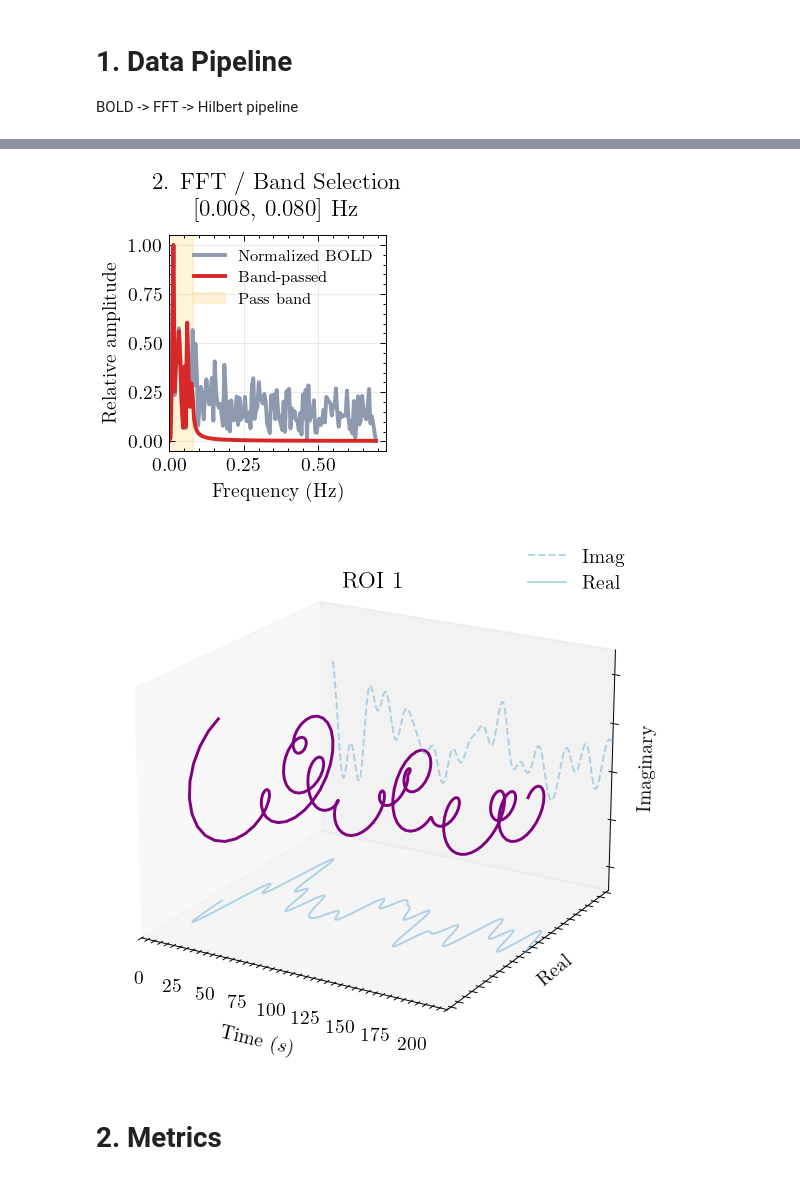
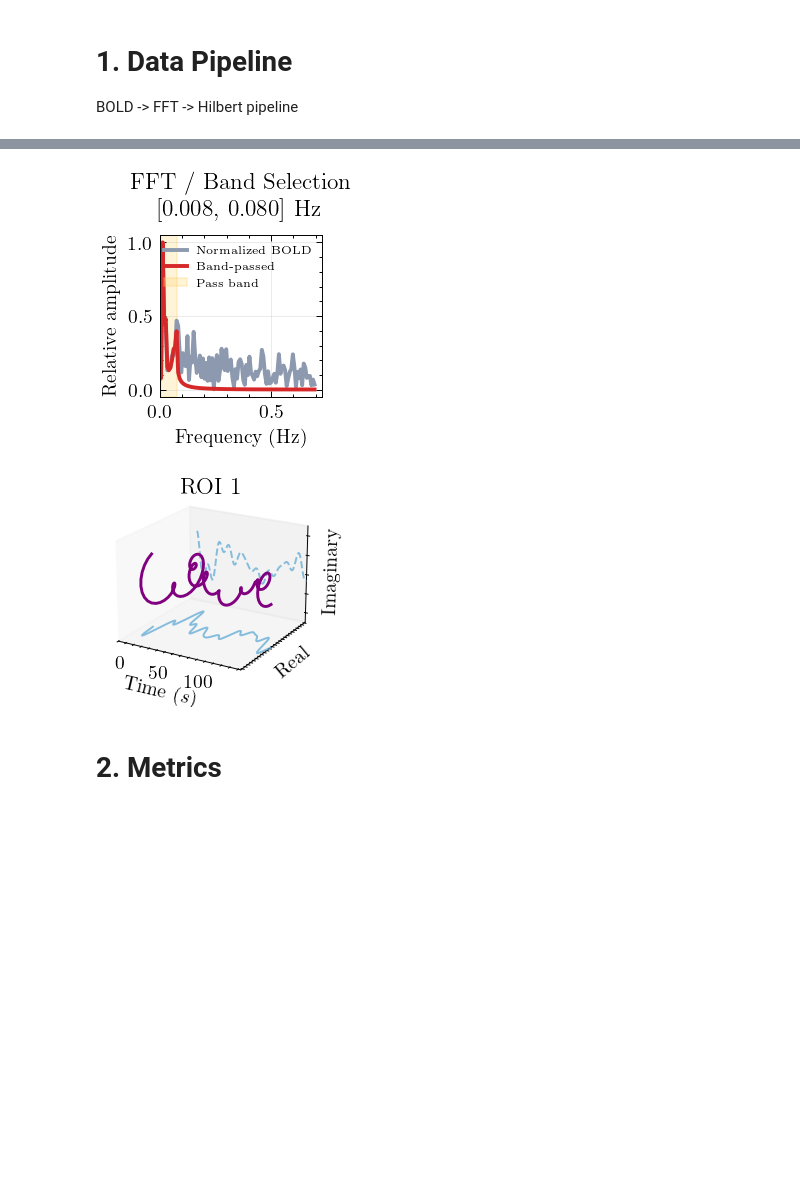
Before and after one commit to dani2442/neuroscience_control, a Jupyter notebook: examples/pipeline_visualization.ipynb, the cells around one changed output, grey strips where cells are left out. Drawn from its saved outputs; the diff is of its cells as text; code cells hidden in the pictures; blank space fills up the shorter version.

```diff
--- a/examples/pipeline_visualization.ipynb
+++ b/examples/pipeline_visualization.ipynb
@@ -36,9 +36,9 @@ roi_indices = [0, 49, 99]
 focus_roi = 25
 dt = 0.72
 f_lo, f_hi = 0.008, 0.08
-w, h = 5, 2
+w, h = 2.5, 1.5
 v_lim = 2.5
-max_timepoints = 300
+max_timepoints = 200
 
 data = load_mat_data(str(dataset_path))
 raw_timeseries = data["timeseries_all"].transpose(2, 0, 1)
@@ -132,6 +136,7 @@ filtered_spectrum=np.abs(np.fft.rfft(filtered[0]))
 frequencies=np.fft.rfftfreq(max_timepoints, d=dt)
 
 fig, ax = plt.subplots(figsize=(h, h))
+fig.patch.set_alpha(0.0)
 raw_spec = raw_spectrum / (raw_spectrum.max() + 1e-8)
 filtered_spec = filtered_spectrum / (filtered_spectrum.max() + 1e-8)
 ax.plot(frequencies, raw_spec, color="#8d99ae", linewidth=2.0, label="Normalized BOLD")
@@ -143,28 +148,30 @@ ax.plot(
     label="Band-passed",
 )
 ax.axvspan(f_lo, f_hi, color="#ffd166", alpha=0.25, label="Pass band")
-ax.set_title(f"2. FFT / Band Selection\n[{f_lo:.3f}, {f_hi:.3f}] Hz", fontsize=12, pad=10)
+ax.set_title(f"FFT / Band Selection\n[{f_lo:.3f}, {f_hi:.3f}] Hz", fontsize=12, pad=10)
 ax.set_xlabel("Frequency (Hz)")
 ax.set_ylabel("Relative amplitude")
 ax.set_xlim(left=0.0)
 ax.grid(True, alpha=0.25)
-ax.legend(loc="upper right", fontsize=8, frameon=False)
+ax.legend(loc="upper right", fontsize=6, frameon=False)
 plt.savefig(project_root / "paper" / "images" / "representation" / f"Band_pass.svg", dpi=100, bbox_inches="tight")
 # %% [output]
-[figure, old version]
+[figure, new version]
 # %%
 # Make a 3d plot of the analytic signal
 from mpl_toolkits.mplot3d.axes3d import Axes3D
 id = 0
-fig = plt.figure(figsize=(int(3*w), int(w)))
+fig = plt.figure(figsize=(int(3*2), int(2)))
+fig.patch.set_alpha(0.0)
 ax = fig.add_subplot(111, projection='3d')
 ax.plot(time, analytic[id].real, analytic[id].imag, linewidth=1.5, alpha=1.0, color="purple", linestyle='solid')
 ax.set_title(f"ROI {roi_indices[id]+1}", y=0.95)
-ax.plot(time, v_lim, analytic[id].imag, alpha=0.5, color=colors[id], linestyle='--', label="Imag") # for setting the zlim
-ax.plot(time, analytic[id].real, -v_lim, alpha=0.5, color=colors[id], linestyle='-', label="Real") # for setting the zlim
+ax.plot(time, v_lim, analytic[id].imag, alpha=0.8, color=colors[id], linestyle='--', label="Imag", zorder=0) # for setting the zlim
+ax.plot(time, analytic[id].real, -v_lim, alpha=0.8, color=colors[id], linestyle='-', label="Real") # for setting the zlim
 # Remove the grid and leave the horizontal lines only
 ax.grid(False)
 ax.set_yticklabels([]); ax.set_zticklabels([])
+ax.xaxis.set_tick_params(pad=-3)
 ax.set_zticks([-2, -1, 0, 1, 2])
 #ax.set_zticklabels(["-2i", "-i", "0", "i", "2i"])
 ax.set_yticks([-2, -1, 0, 1, 2])
@@ -172,38 +179,38 @@ ax.set_yticks([-2, -1, 0, 1, 2])
 ax.set_ylim(-v_lim, v_lim)
 ax.set_zlim(-v_lim, v_lim)
 ax.set_xlim(time[0]-10, time[-1])
 # ax.set_xticklabels([])
-ax.set_xlabel("Time ($s$)", labelpad=5)
-ax.set_ylabel("Real", labelpad=-10, rotation=40)
-ax.set_zlabel("Imaginary", rotation=90, labelpad=-10)
+ax.set_xlabel("Time ($s$)", labelpad=-7)
+ax.set_ylabel("Real", labelpad=-12, rotation=40)
+ax.set_zlabel("Imaginary", rotation=90, labelpad=-13)
 ax.view_init(elev=20, azim=-60)
 #ax.set_yticklabels([])
 #ax.set_zticklabels([])
 # x_scale=1
 # y_scale=1
 # z_scale=1
 
 # scale=np.diag([x_scale, y_scale, z_scale, 1.0])
 # scale=scale*(1.0/scale.max())
 # scale[3,3]=1.0
 
 # def short_proj():
 #   return np.dot(Axes3D.get_proj(ax), scale)
 
 # ax.get_proj=short_proj
 
 # for z_val in [-2, -1, 0, 1, 2]:
 #     ax.plot([time[0], time[-1]], [v_lim, v_lim], [z_val, z_val],
 #             color='k', alpha=0.4, linewidth=.5, zorder=0)
 #     ax.plot([time[0], time[-1]], [z_val, z_val], [-v_lim,-v_lim],
 #             color='k', alpha=0.4, linewidth=.5, zorder=0)
 
 
 
-plt.legend(loc="upper right")
+#plt.legend(loc="upper right")
 plt.savefig(project_root / "paper" / "images" / "representation" / f"analytic_signal.svg", dpi=100, bbox_inches="tight")
 # %% [output]
-[figure, old version]
+[figure, new version]
 # %% [markdown]
 # 2. Metrics
 # %%
```
Also changed, not shown: parts of 14 cells of this notebook.
